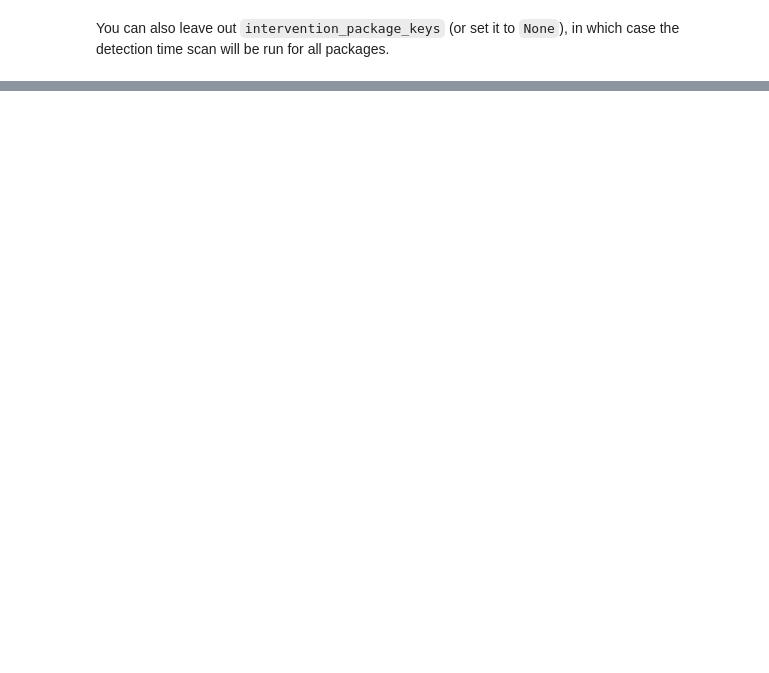
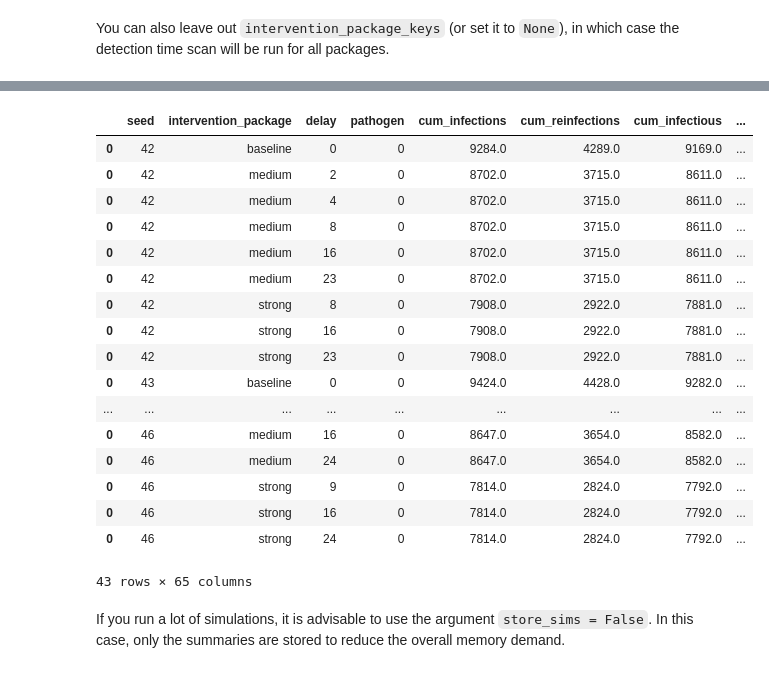
Before and after one commit to ConradKunadu/pathosim-obg, a Jupyter notebook: demos/counterfactual_sim.ipynb, the cells around one changed output, grey strips where cells are left out. Drawn from its saved outputs; the diff is of its cells as text; code cells hidden in the pictures; blank space fills up the shorter version.

```diff
--- a/demos/counterfactual_sim.ipynb
+++ b/demos/counterfactual_sim.ipynb
@@ -188,3 +258,26 @@ Sim(<no label>; 2020-03-01 to 2020-06-09; pop: 5000 behaviour_module; epi:
 behaviour_module; epi: 7908⚙, 32☠), 16: Sim(<no label>; 2020-03-01 to
 2020-06-09; pop: 5000 behaviour_module; epi: 7908⚙, 32☠), 23: Sim(<no label>;
 2020-03-01 to 2020-06-09; pop: 5000 behaviour_module; epi: 7908⚙, 32☠)}
+# %%
+cf.get_summaries_df()
+# %% [output]
+|  | seed | intervention_package | delay | pathogen | cum_infections | cum_reinfections | cum_infectious | ... |
+| 0 | 42 | baseline | 0 | 0 | 9284.0 | 4289.0 | 9169.0 | ... |
+| 0 | 42 | medium | 2 | 0 | 8702.0 | 3715.0 | 8611.0 | ... |
+| 0 | 42 | medium | 4 | 0 | 8702.0 | 3715.0 | 8611.0 | ... |
+| 0 | 42 | medium | 8 | 0 | 8702.0 | 3715.0 | 8611.0 | ... |
+| 0 | 42 | medium | 16 | 0 | 8702.0 | 3715.0 | 8611.0 | ... |
+| 0 | 42 | medium | 23 | 0 | 8702.0 | 3715.0 | 8611.0 | ... |
+| 0 | 42 | strong | 8 | 0 | 7908.0 | 2922.0 | 7881.0 | ... |
+| 0 | 42 | strong | 16 | 0 | 7908.0 | 2922.0 | 7881.0 | ... |
+| 0 | 42 | strong | 23 | 0 | 7908.0 | 2922.0 | 7881.0 | ... |
+| 0 | 43 | baseline | 0 | 0 | 9424.0 | 4428.0 | 9282.0 | ... |
+| ... | ... | ... | ... | ... | ... | ... | ... | ... |
+| 0 | 46 | medium | 16 | 0 | 8647.0 | 3654.0 | 8582.0 | ... |
+| 0 | 46 | medium | 24 | 0 | 8647.0 | 3654.0 | 8582.0 | ... |
+| 0 | 46 | strong | 9 | 0 | 7814.0 | 2824.0 | 7792.0 | ... |
+| 0 | 46 | strong | 16 | 0 | 7814.0 | 2824.0 | 7792.0 | ... |
+| 0 | 46 | strong | 24 | 0 | 7814.0 | 2824.0 | 7792.0 | ... |
+43 rows × 65 columns
+# %% [markdown]
+If you run a lot of simulations, it is advisable to use the argument `store_sims = False`. In this case, only the summaries are stored to reduce the overall memory demand.
```
Also changed, not shown: parts of 19 cells of this notebook, 1 other file.
